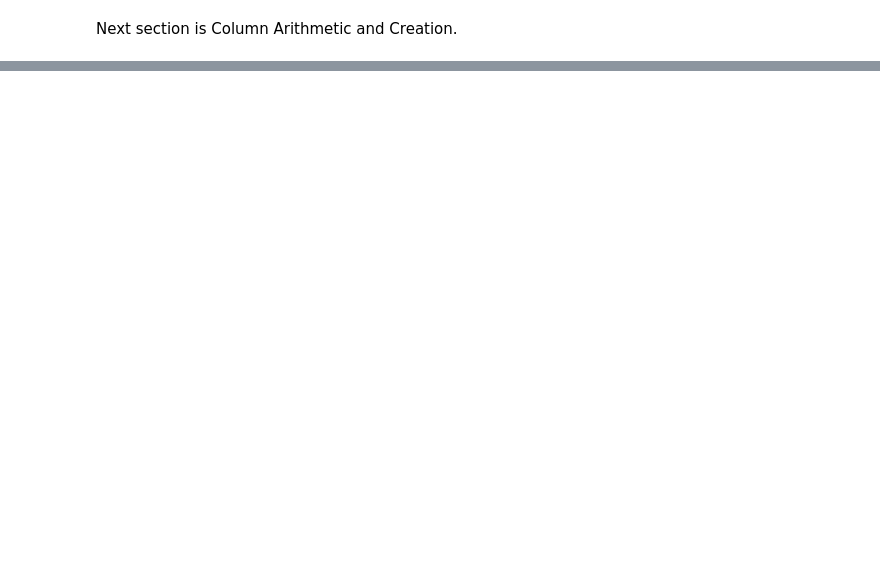
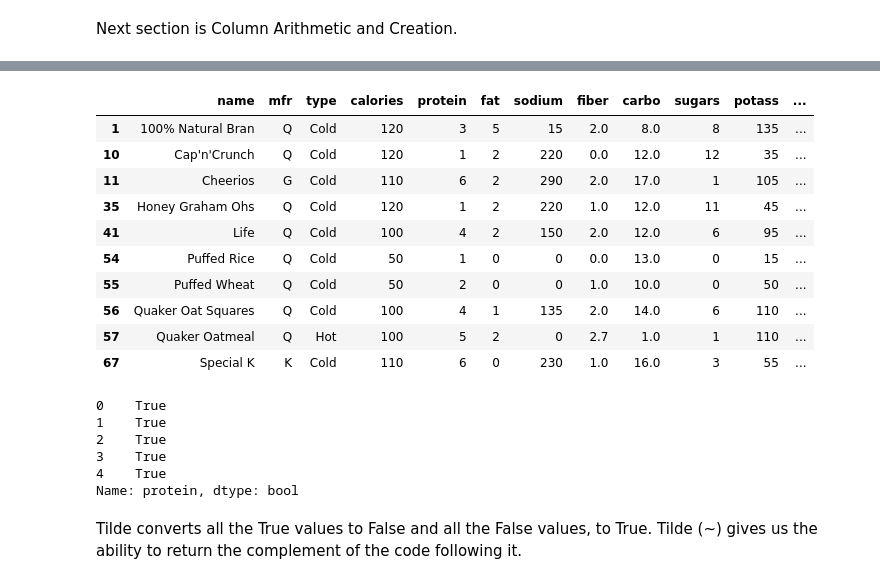
Before and after one commit to AsdWaring/Python_Practice, a Jupyter notebook: assignment2.ipynb, the cells around one changed output, grey strips where cells are left out. Drawn from its saved outputs; the diff is of its cells as text; code cells hidden in the pictures; blank space fills up the shorter version.

```diff
--- a/assignment2.ipynb
+++ b/assignment2.ipynb
@@ -194,0 +337,26 @@ Next section is Column Arithmetic and Creation.
+# %%
+cereal[(cereal['mfr'] == 'Q') | (cereal['protein'] > 4)]
+# %% [output]
+|  | name | mfr | type | calories | protein | fat | sodium | fiber | carbo | sugars | potass | ... |
+| 1 | 100% Natural Bran | Q | Cold | 120 | 3 | 5 | 15 | 2.0 | 8.0 | 8 | 135 | ... |
+| 10 | Cap'n'Crunch | Q | Cold | 120 | 1 | 2 | 220 | 0.0 | 12.0 | 12 | 35 | ... |
+| 11 | Cheerios | G | Cold | 110 | 6 | 2 | 290 | 2.0 | 17.0 | 1 | 105 | ... |
+| 35 | Honey Graham Ohs | Q | Cold | 120 | 1 | 2 | 220 | 1.0 | 12.0 | 11 | 45 | ... |
+| 41 | Life | Q | Cold | 100 | 4 | 2 | 150 | 2.0 | 12.0 | 6 | 95 | ... |
+| 54 | Puffed Rice | Q | Cold | 50 | 1 | 0 | 0 | 0.0 | 13.0 | 0 | 15 | ... |
+| 55 | Puffed Wheat | Q | Cold | 50 | 2 | 0 | 0 | 1.0 | 10.0 | 0 | 50 | ... |
+| 56 | Quaker Oat Squares | Q | Cold | 100 | 4 | 1 | 135 | 2.0 | 14.0 | 6 | 110 | ... |
+| 57 | Quaker Oatmeal | Q | Hot | 100 | 5 | 2 | 0 | 2.7 | 1.0 | 1 | 110 | ... |
+| 67 | Special K | K | Cold | 110 | 6 | 0 | 230 | 1.0 | 16.0 | 3 | 55 | ... |
+# %%
+(~(cereal['protein'] > 4)).head()
+# %% [output]
+0    True
+1    True
+2    True
+3    True
+4    True
+Name: protein, dtype: bool
+# %% [markdown]
+Tilde converts all the True values to False and all the False values, to True.
+Tilde (~) gives us the ability to return the complement of the code following it.
```
Also changed, not shown: parts of 18 cells of this notebook.
